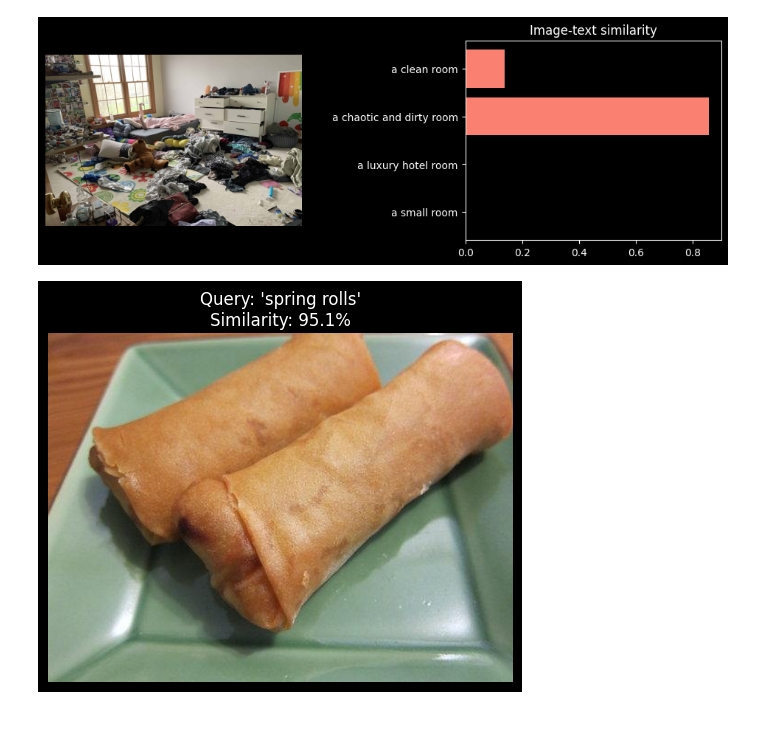
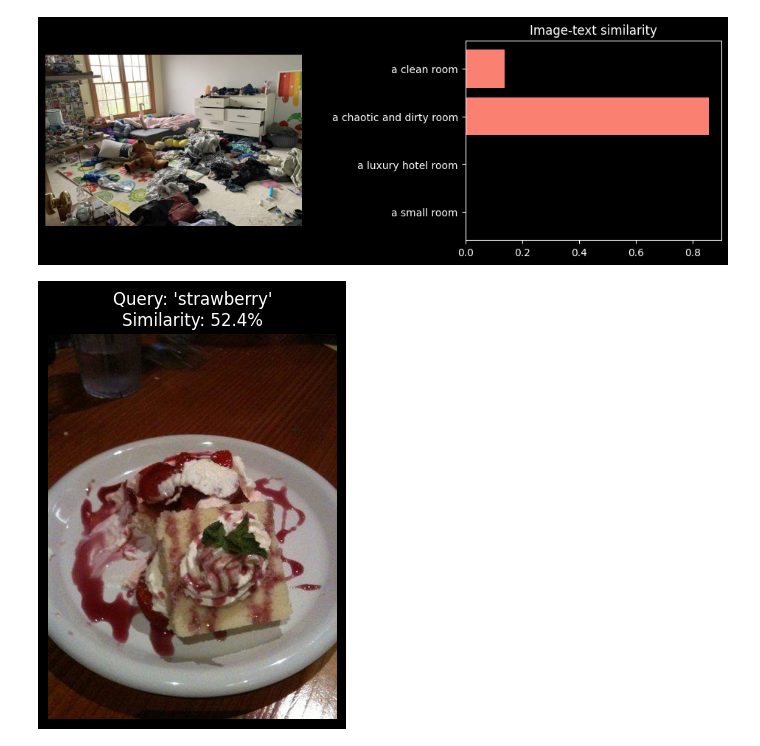
Before and after one commit to fdulby/learn, a Jupyter notebook: 4.7文件/实验2_3_CLIP_学生.ipynb, the cells around one changed output. Saved outputs shown, nothing was run; the diff lists cells and outputs as text; code cells hidden in the pictures; blank space fills up the shorter version.

```diff
--- a/4.7文件/实验2_3_CLIP_学生.ipynb
+++ b/4.7文件/实验2_3_CLIP_学生.ipynb
@@ -214,33 +214,33 @@ plt.show()
 # 实验: 找春卷
 
 # 在给定的图像库里,利用CLIP提供的图像-文本匹配功能,找出符合"春卷"的那张图
 
 img_folder = os.path.expanduser("/root/autodl-tmp/123/clip/food101_demo")
 img_names = sorted([f for f in os.listdir(img_folder) if f.endswith('.jpg')])
 gallery_images = [Image.open(os.path.join(img_folder, name)).convert("RGB") for name in img_names]
-
-text_query = "spring rolls"  # 当然你可以修改text_query本身
+#spring rolls
+text_query = ("strawberry")  # 当然你可以修改text_query本身
 # 请模仿Task3的步骤, 实现以下功能:
 # 1. 图像预处理 (hint: 遍历 gallery_images 并使用 preprocess)
 # TODO:
 image_inputs = torch.stack([preprocess(img) for img in gallery_images]).to(device)
 # 2. 对 text_query 文本分词
 # TODO:
 text_inputs = clip.tokenize([text_query]).to(device)
 
 with torch.no_grad():
      # 3. 调用model(image, text), 获取 logits, 计算出Softmax 概率, 返回probs
     # TODO:
     logits_per_image, _ = model(image_inputs, text_inputs)
     probs = logits_per_image.softmax(dim=0).cpu().numpy().flatten()
 
 
 # 展示文-图相似度最高的那张图
 top1_idx = np.argmax(probs)
 plt.figure(figsize=(6, 5))
 plt.imshow(gallery_images[top1_idx])
 plt.title(f"Query: '{text_query}'\nSimilarity: {probs[top1_idx]:.1%}")
 plt.axis("off")
 plt.show()
 # %% [output]
-[figure, old version]
+[figure, new version]
```
